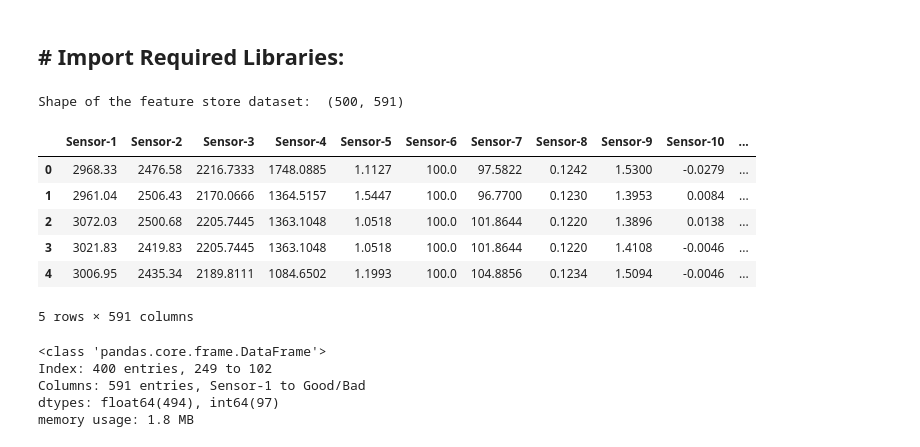
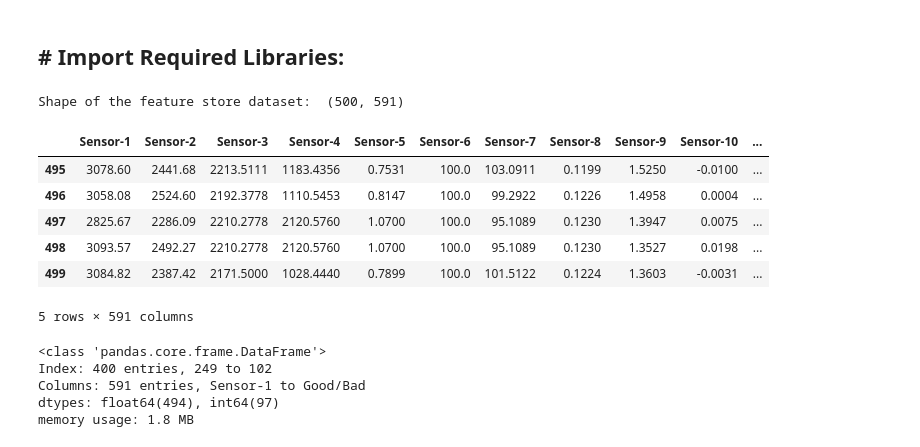
Before and after one commit to rohitsainissn/wafer_fault, a Jupyter notebook: notebooks/in1__exploratory analysis.ipynb, the cells around one changed output. Cells and saved outputs as stored; diff of their text form; code cells hidden in the pictures.

```diff
--- a/notebooks/in1__exploratory analysis.ipynb
+++ b/notebooks/in1__exploratory analysis.ipynb
@@ -29,17 +29,17 @@ import matplotlib.pyplot as plt
 # %%
 ## Load the feature store dataset as dataframe
 
 file_path = r"wafer_23012020_041211.csv"
 wafers = pd.read_csv(file_path)
 print("Shape of the feature store dataset: ", wafers.shape)
-wafers.head()
+wafers.tail()
 # %% [output]
 Shape of the feature store dataset:  (500, 591)
 |  | Sensor-1 | Sensor-2 | Sensor-3 | Sensor-4 | Sensor-5 | Sensor-6 | Sensor-7 | Sensor-8 | Sensor-9 | Sensor-10 | ... |
-| 0 | 2968.33 | 2476.58 | 2216.7333 | 1748.0885 | 1.1127 | 100.0 | 97.5822 | 0.1242 | 1.5300 | -0.0279 | ... |
-| 1 | 2961.04 | 2506.43 | 2170.0666 | 1364.5157 | 1.5447 | 100.0 | 96.7700 | 0.1230 | 1.3953 | 0.0084 | ... |
-| 2 | 3072.03 | 2500.68 | 2205.7445 | 1363.1048 | 1.0518 | 100.0 | 101.8644 | 0.1220 | 1.3896 | 0.0138 | ... |
-| 3 | 3021.83 | 2419.83 | 2205.7445 | 1363.1048 | 1.0518 | 100.0 | 101.8644 | 0.1220 | 1.4108 | -0.0046 | ... |
-| 4 | 3006.95 | 2435.34 | 2189.8111 | 1084.6502 | 1.1993 | 100.0 | 104.8856 | 0.1234 | 1.5094 | -0.0046 | ... |
+| 495 | 3078.60 | 2441.68 | 2213.5111 | 1183.4356 | 0.7531 | 100.0 | 103.0911 | 0.1199 | 1.5250 | -0.0100 | ... |
+| 496 | 3058.08 | 2524.60 | 2192.3778 | 1110.5453 | 0.8147 | 100.0 | 99.2922 | 0.1226 | 1.4958 | 0.0004 | ... |
+| 497 | 2825.67 | 2286.09 | 2210.2778 | 2120.5760 | 1.0700 | 100.0 | 95.1089 | 0.1230 | 1.3947 | 0.0075 | ... |
+| 498 | 3093.57 | 2492.27 | 2210.2778 | 2120.5760 | 1.0700 | 100.0 | 95.1089 | 0.1230 | 1.3527 | 0.0198 | ... |
+| 499 | 3084.82 | 2387.42 | 2171.5000 | 1028.4440 | 0.7899 | 100.0 | 101.5122 | 0.1224 | 1.3603 | -0.0031 | ... |
 5 rows × 591 columns
 # %%
```
Also changed, not shown: parts of 31 cells of this notebook.
